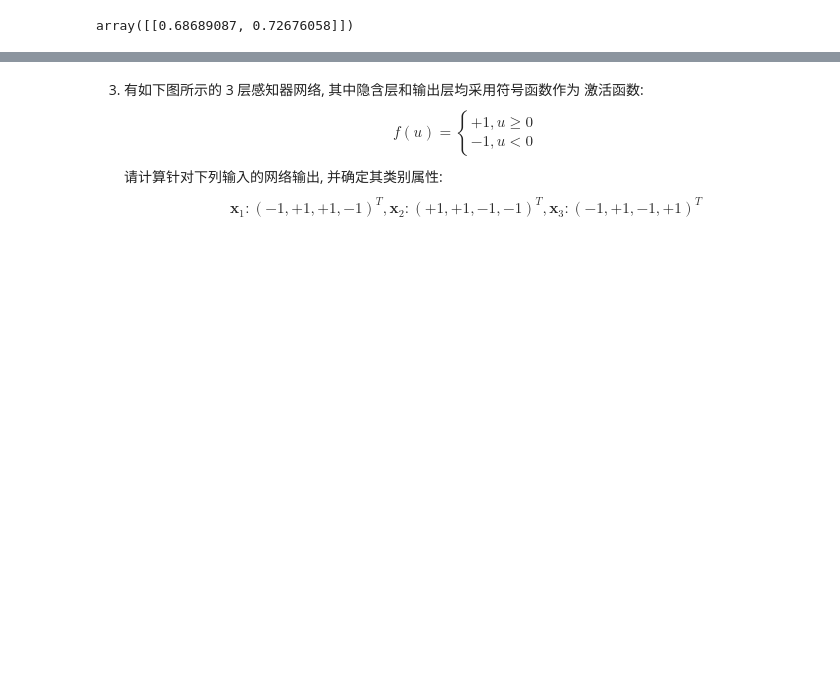
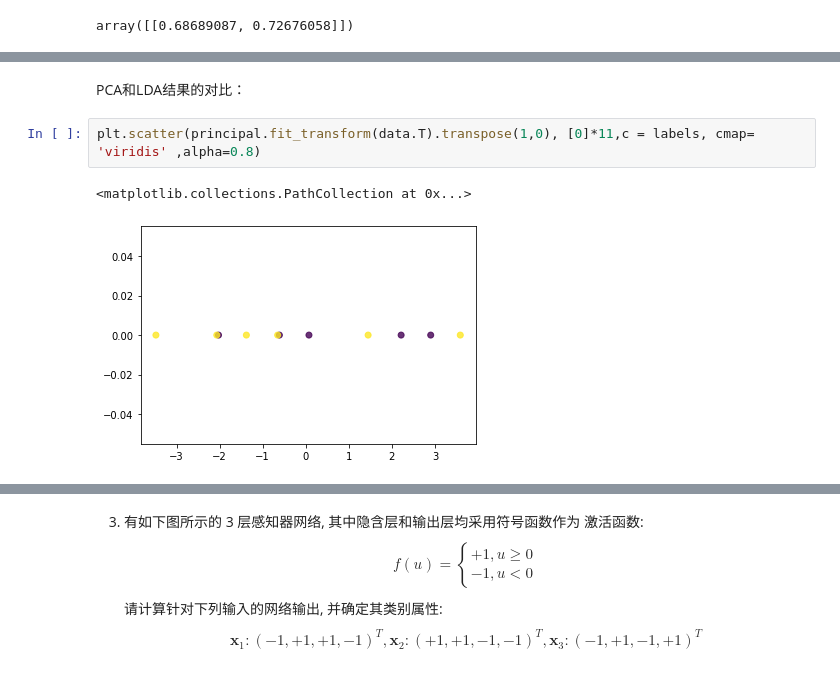
Before and after one commit to XuRui314/MIT_6.036_homework_zxr, a Jupyter notebook: 模式识别作业二.ipynb, the cells around one changed output, grey strips where cells are left out. Cells and saved outputs as stored; diff of their text form; blank space fills up the shorter version.

```diff
--- a/模式识别作业二.ipynb
+++ b/模式识别作业二.ipynb
@@ -230,0 +381,7 @@ array([[0.68689087, 0.72676058]])
+# %% [markdown]
+PCA和LDA结果的对比：
+# %%
+plt.scatter(principal.fit_transform(data.T).transpose(1,0), [0]*11,c = labels, cmap= 'viridis' ,alpha=0.8)
+# %% [output]
+<matplotlib.collections.PathCollection at 0x...>
+[figure, added]
```
Also changed, not shown: parts of 21 cells of this notebook.
